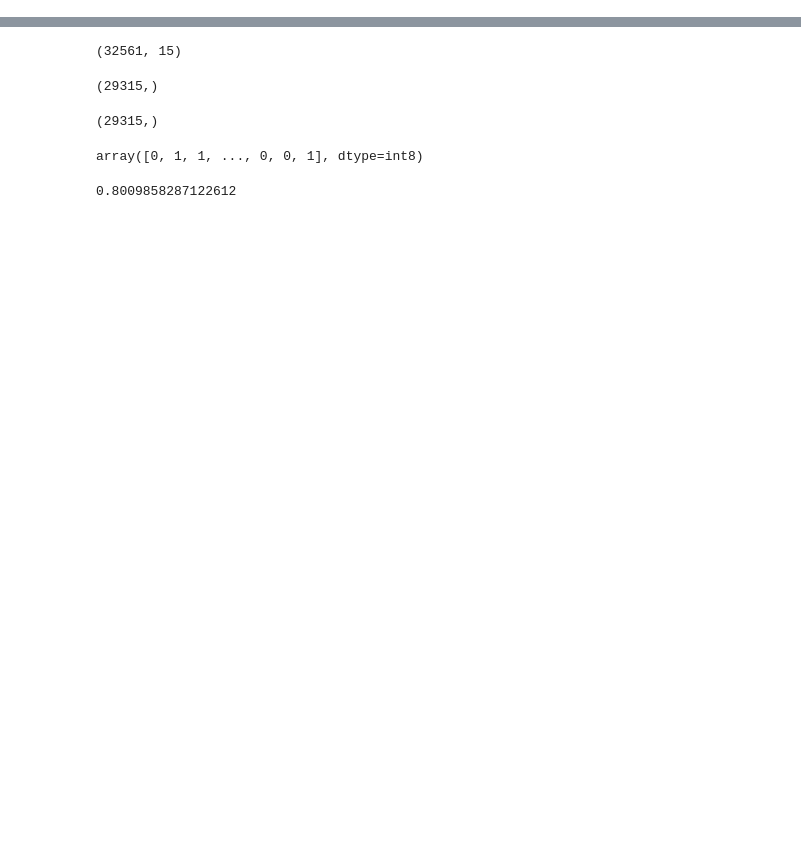
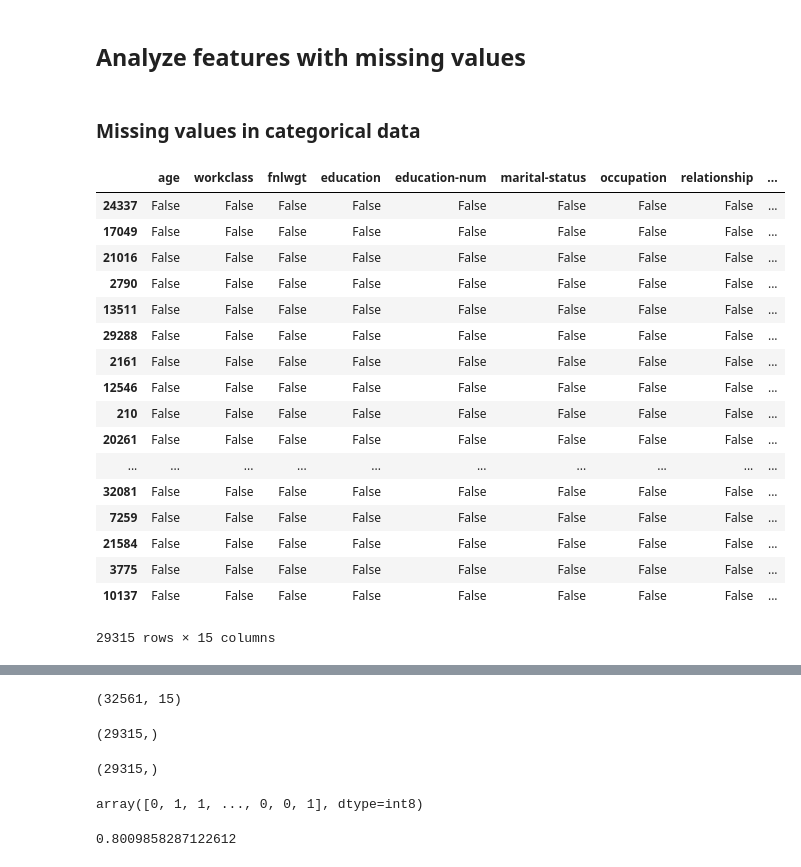
Before and after one commit to clyton/uci-cs273p-project, a Jupyter notebook: adult/adult.ipynb, the cells around one changed output, grey strips where cells are left out. Saved outputs shown, nothing was run; the diff lists cells and outputs as text; code cells hidden in the pictures; blank space fills up the shorter version.

Commit message:
missing values handling started

```diff
--- a/adult/adult.ipynb
+++ b/adult/adult.ipynb
@@ -3,0 +5,8 @@ import numpy as np
+# %%
+# load data and assign names
+trdf, valdf = data_loader.load_train_data("data/adult.data", is_df=True)
+## adding columns labels https://chartio.com/resources/tutorials/how-to-rename-columns-in-the-pandas-python-library/
+trdf.columns = ["age","workclass","fnlwgt","education","education-num","marital-status","occupation","relationship","race","sex","capital-gain","capital-loss","hours-per-week","native-country"
+,"target"]
+valdf.columns = ["age","workclass","fnlwgt","education","education-num","marital-status","occupation","relationship","race","sex","capital-gain","capital-loss","hours-per-week","native-country"
+,"target"]
@@ -3,0 +15,5 @@ import numpy as np
+# %%
+catcols = [1,3,5,6,7,8,9,13,14]
+trdf.iloc[:,catcols] = trdf.iloc[:,catcols].astype('category')
+## Give category codes to each value in every feature
+trdf.iloc[:,catcols] = trdf.iloc[:,catcols].apply(lambda x: x.cat.codes)
@@ -3,0 +43,4 @@ import numpy as np
+# %%
+# missign values replaced as np.nan
+trdf = trdf.replace(' ?',np.nan)
+valdf = valdf.replace(' ?',np.nan)
@@ -3,0 +60,28 @@ import numpy as np
+# %% [markdown]
+## Analyze features with missing values
+# %% [markdown]
+### Missing values in categorical data
+# %%
+catcols = [1,3,5,6,7,8,9,13,14] # categorical cols
+# trdf[catcols]
+pandas.options.mode
+trdf.isna()
+# %% [output]
+|  | age | workclass | fnlwgt | education | education-num | marital-status | occupation | relationship | ... |
+| 24337 | False | False | False | False | False | False | False | False | ... |
+| 17049 | False | False | False | False | False | False | False | False | ... |
+| 21016 | False | False | False | False | False | False | False | False | ... |
+| 2790 | False | False | False | False | False | False | False | False | ... |
+| 13511 | False | False | False | False | False | False | False | False | ... |
+| 29288 | False | False | False | False | False | False | False | False | ... |
+| 2161 | False | False | False | False | False | False | False | False | ... |
+| 12546 | False | False | False | False | False | False | False | False | ... |
+| 210 | False | False | False | False | False | False | False | False | ... |
+| 20261 | False | False | False | False | False | False | False | False | ... |
+| ... | ... | ... | ... | ... | ... | ... | ... | ... | ... |
+| 32081 | False | False | False | False | False | False | False | False | ... |
+| 7259 | False | False | False | False | False | False | False | False | ... |
+| 21584 | False | False | False | False | False | False | False | False | ... |
+| 3775 | False | False | False | False | False | False | False | False | ... |
+| 10137 | False | False | False | False | False | False | False | False | ... |
+29315 rows × 15 columns
```
Also changed, not shown: parts of 14 cells of this notebook.
